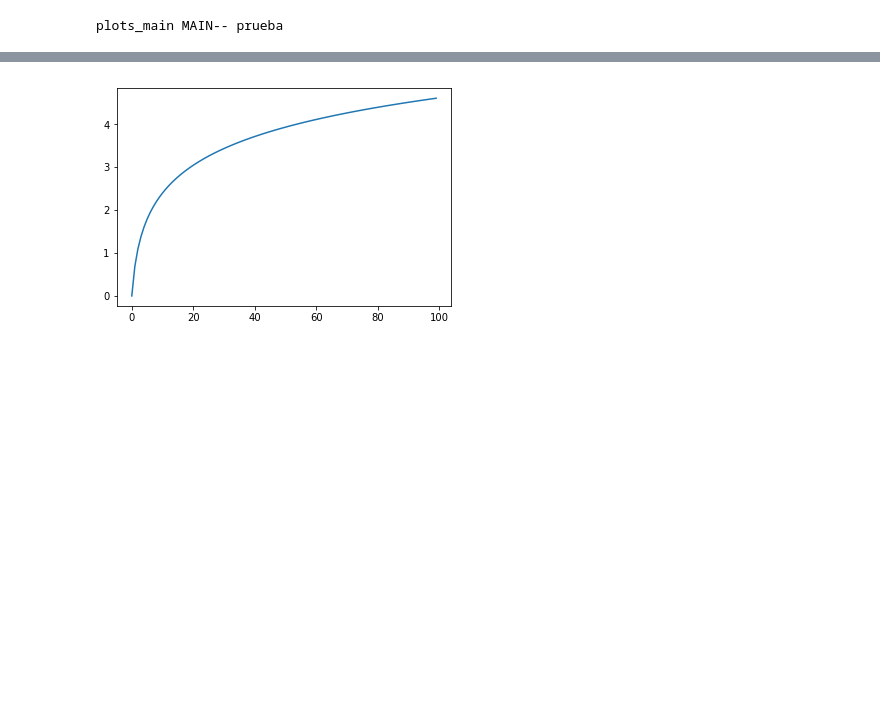
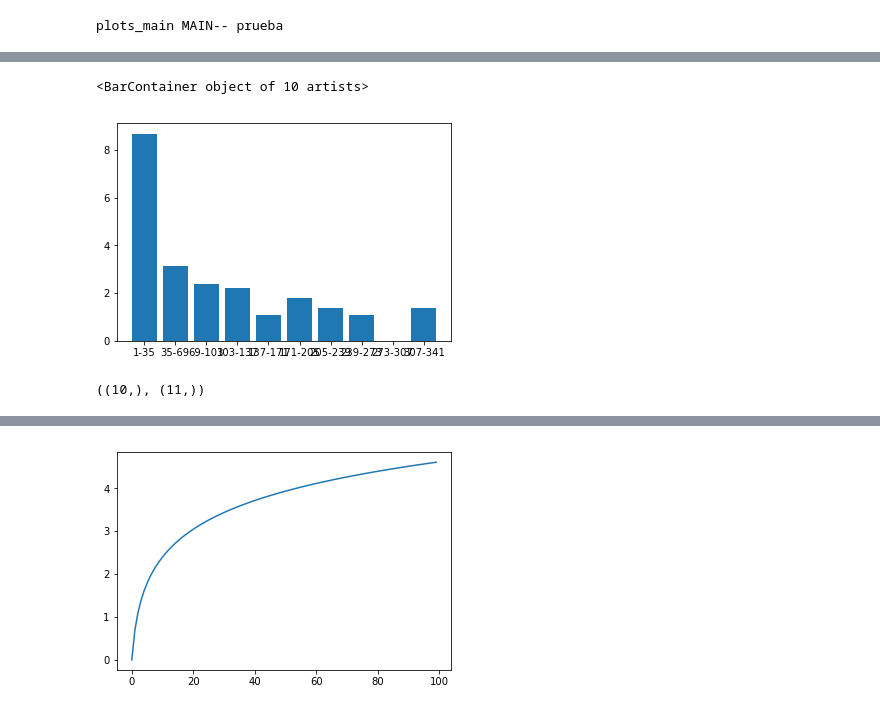
Before and after one commit to ayalo/TFM_fraud_36, a Jupyter notebook: src/main/python/notebooks/Untitled_local.ipynb, the cells around one changed output, grey strips where cells are left out. Cells and saved outputs as stored; diff of their text form; code cells hidden in the pictures; blank space fills up the shorter version.

```diff
--- a/src/main/python/notebooks/Untitled_local.ipynb
+++ b/src/main/python/notebooks/Untitled_local.ipynb
@@ -310,0 +367,16 @@ plt.hist(degree,bins=[1,3,5,8,10,100,500,1000])
+# %%
+hist_y,hist_x =  np.histogram(degree,10)
+# %%
+
+
+label_x= [ str(int(hist_x[i]))+"-"+str(int(hist_x[i+1])) for i in  range(hist_x.shape[0]-1)  ]
+# %%
+plt.figure()
+plt.bar(label_x,np.log(hist_y+1))
+# %% [output]
+<BarContainer object of 10 artists>
+[figure, added]
+# %%
+np.log(hist_y+1).shape,hist_x.shape
+# %% [output]
+((10,), (11,))
```
Also changed, not shown: parts of 41 cells of this notebook, 8 other files.
